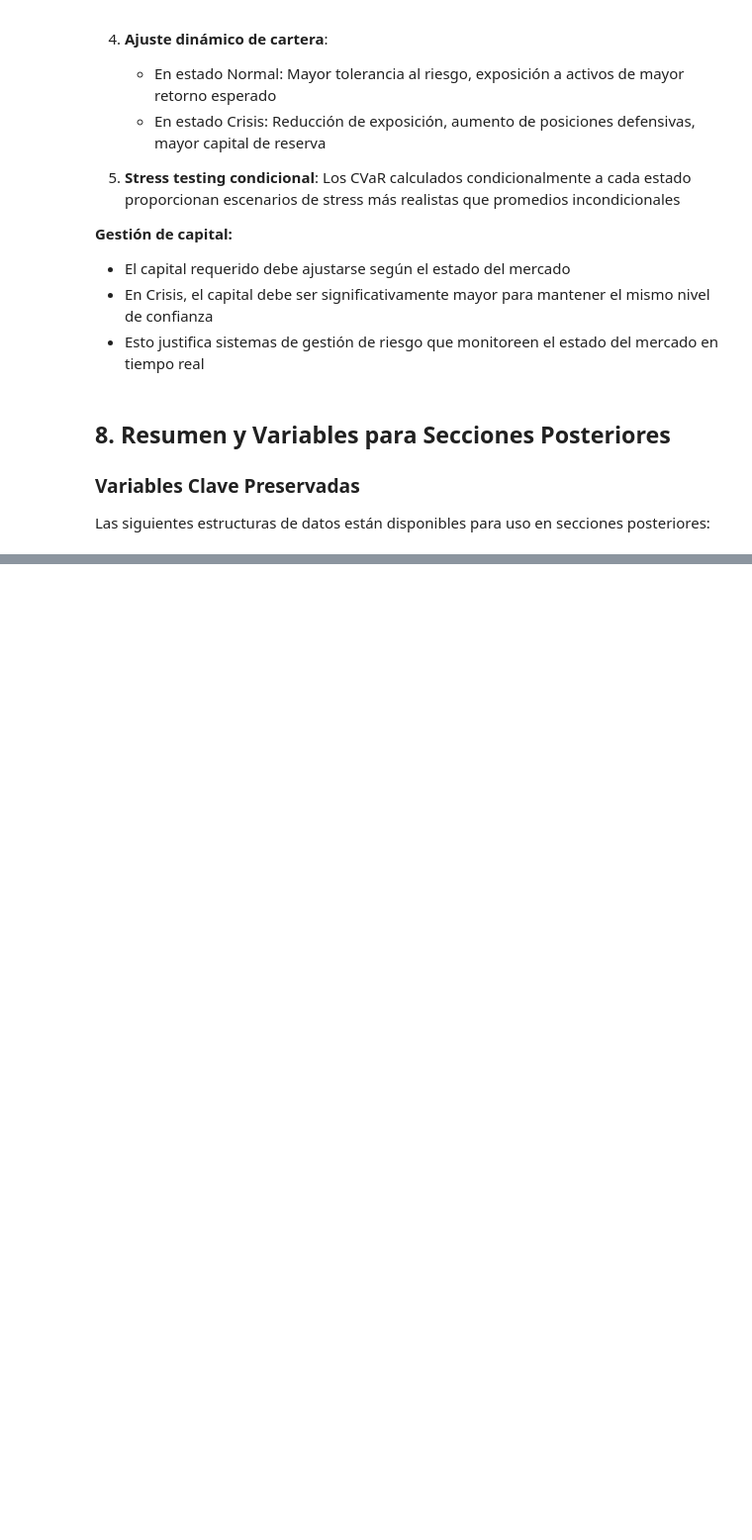
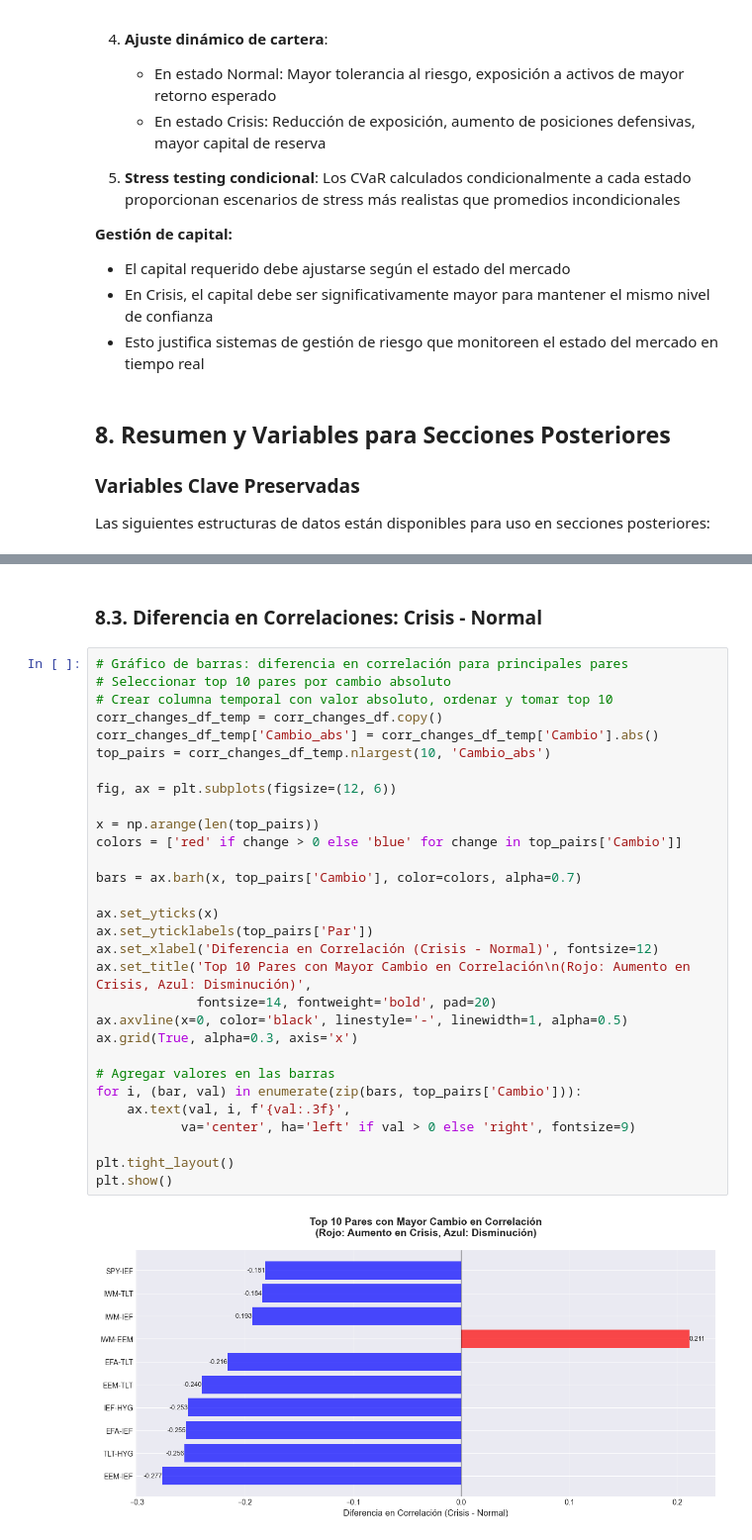
Before and after one commit to Romequinco/TAREA_GESTION_RIESGO, a Jupyter notebook: stress_testing_analysis.ipynb, the cells around one changed output, grey strips where cells are left out. Shown at 99% size. Saved outputs shown, nothing was run; the diff lists cells and outputs as text; blank space fills up the shorter version.

```diff
--- a/stress_testing_analysis.ipynb
+++ b/stress_testing_analysis.ipynb
@@ -2156,0 +3204,34 @@ print("\n✓ Sección 3 completada. Distribuciones y métricas de riesgo listas
+# %% [markdown]
+### 8.3. Diferencia en Correlaciones: Crisis - Normal
+# %%
+# Gráfico de barras: diferencia en correlación para principales pares
+# Seleccionar top 10 pares por cambio absoluto
+# Crear columna temporal con valor absoluto, ordenar y tomar top 10
+corr_changes_df_temp = corr_changes_df.copy()
+corr_changes_df_temp['Cambio_abs'] = corr_changes_df_temp['Cambio'].abs()
+top_pairs = corr_changes_df_temp.nlargest(10, 'Cambio_abs')
+
+fig, ax = plt.subplots(figsize=(12, 6))
+
+x = np.arange(len(top_pairs))
+colors = ['red' if change > 0 else 'blue' for change in top_pairs['Cambio']]
+
+bars = ax.barh(x, top_pairs['Cambio'], color=colors, alpha=0.7)
+
+ax.set_yticks(x)
+ax.set_yticklabels(top_pairs['Par'])
+ax.set_xlabel('Diferencia en Correlación (Crisis - Normal)', fontsize=12)
+ax.set_title('Top 10 Pares con Mayor Cambio en Correlación\n(Rojo: Aumento en Crisis, Azul: Disminución)',
+             fontsize=14, fontweight='bold', pad=20)
+ax.axvline(x=0, color='black', linestyle='-', linewidth=1, alpha=0.5)
+ax.grid(True, alpha=0.3, axis='x')
+
+# Agregar valores en las barras
+for i, (bar, val) in enumerate(zip(bars, top_pairs['Cambio'])):
+    ax.text(val, i, f'{val:.3f}',
+           va='center', ha='left' if val > 0 else 'right', fontsize=9)
+
+plt.tight_layout()
+plt.show()
+# %% [output]
+[figure, added]
```
Also changed, not shown: parts of 87 cells of this notebook.
